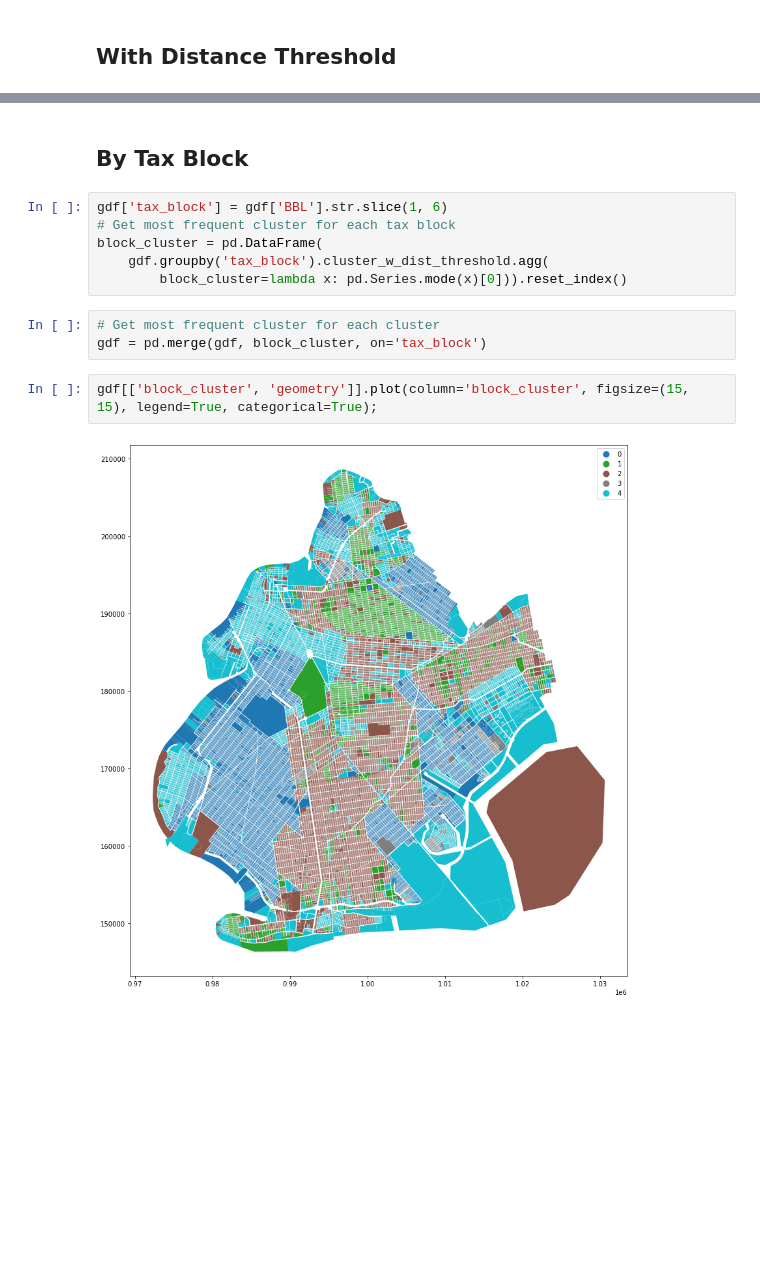
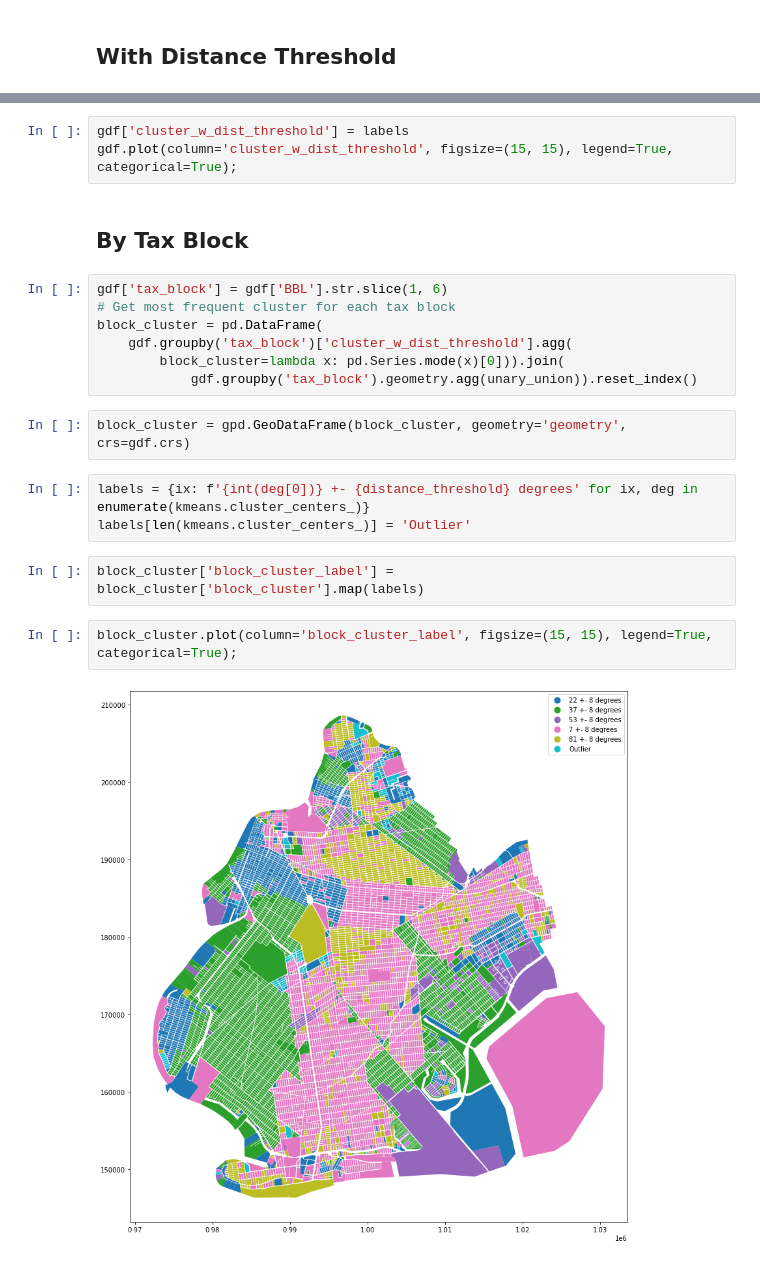
Before and after one commit to raphaellaude/geo-obb, a Jupyter notebook: examples/grid_identification_bk.ipynb, the cells around one changed output, grey strips where cells are left out. Cells and saved outputs as stored; diff of their text form; blank space fills up the shorter version.

```diff
--- a/examples/grid_identification_bk.ipynb
+++ b/examples/grid_identification_bk.ipynb
@@ -89,15 +88,23 @@ gdf.plot(column='cluster_w_dist_threshold', figsize=(15, 15), legend=True, categ
+# %%
+gdf['cluster_w_dist_threshold'] = labels
+gdf.plot(column='cluster_w_dist_threshold', figsize=(15, 15), legend=True, categorical=True);
 # %% [markdown]
 ## By Tax Block
 # %%
 gdf['tax_block'] = gdf['BBL'].str.slice(1, 6)
 # Get most frequent cluster for each tax block
 block_cluster = pd.DataFrame(
-    gdf.groupby('tax_block').cluster_w_dist_threshold.agg(
-        block_cluster=lambda x: pd.Series.mode(x)[0])).reset_index()
+    gdf.groupby('tax_block')['cluster_w_dist_threshold'].agg(
+        block_cluster=lambda x: pd.Series.mode(x)[0])).join(
+            gdf.groupby('tax_block').geometry.agg(unary_union)).reset_index()
-# %%
-# Get most frequent cluster for each cluster
-gdf = pd.merge(gdf, block_cluster, on='tax_block')
+# %%
+block_cluster = gpd.GeoDataFrame(block_cluster, geometry='geometry', crs=gdf.crs)
+# %%
+labels = {ix: f'{int(deg[0])} +- {distance_threshold} degrees' for ix, deg in enumerate(kmeans.cluster_centers_)}
+labels[len(kmeans.cluster_centers_)] = 'Outlier'
+# %%
+block_cluster['block_cluster_label'] = block_cluster['block_cluster'].map(labels)
 # %%
-gdf[['block_cluster', 'geometry']].plot(column='block_cluster', figsize=(15, 15), legend=True, categorical=True);
+block_cluster.plot(column='block_cluster_label', figsize=(15, 15), legend=True, categorical=True);
 # %% [output]
-[figure, old version]
+[figure, new version]
```
Also changed, not shown: parts of 9 cells of this notebook.
